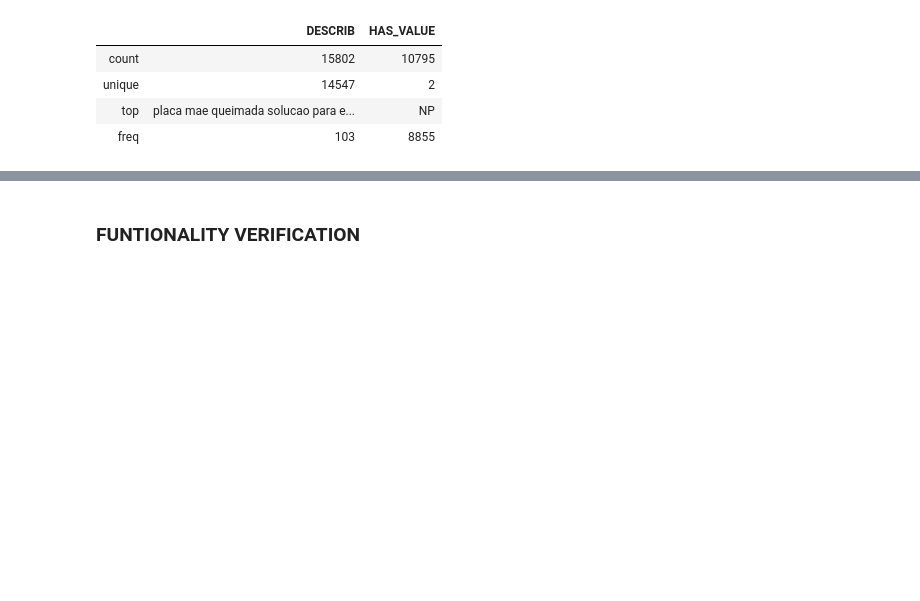
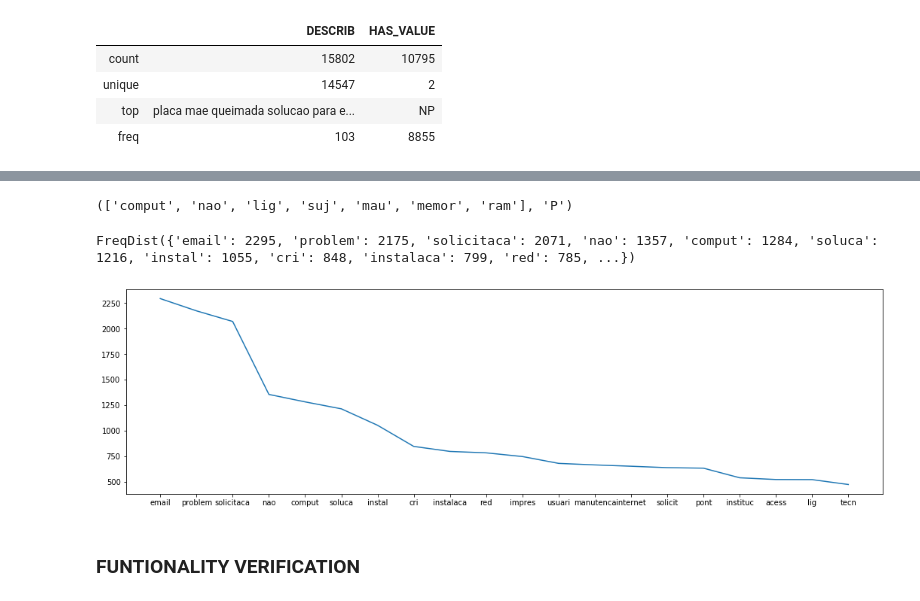
Before and after one commit to VictorCampelo/Ocomon-DS-Project, a Jupyter notebook: pricingClassifierDT.ipynb, the cells around one changed output, grey strips where cells are left out. Cells and saved outputs as stored; diff of their text form; code cells hidden in the pictures; blank space fills up the shorter version.

Commit message:
refactor: viewing content into all variable to show the PNL steps.

```diff
--- a/pricingClassifierDT.ipynb
+++ b/pricingClassifierDT.ipynb
@@ -279,6 +293,10 @@ for line in describ_test:
 # applie stemming in each list
 train = stemming(train)
 test = stemming(test)
+# %%
+train[1]
+# %% [output]
+(['comput', 'nao', 'lig', 'suj', 'mau', 'memor', 'ram'], 'P')
 # %%
 # create a list of all word finded to train set
 words_train = addAllWords(train)
@@ -288,2 +307,22 @@ words_test = addAllWords(test)
+# %%
+# list frequency of all words in the list of describ
+f_words_train = freqWords(words_train)
+f_words_train
+# %% [output]
+FreqDist({'email': 2295, 'problem': 2175, 'solicitaca': 2071, 'nao': 1357, 'comput': 1284, 'soluca': 1216, 'instal': 1055, 'cri': 848, 'instalaca': 799, 'red': 785, ...})
+# %%
+f_words_train2 = sorted(f_words_train.items(), key=lambda x: x[1],  reverse=True)
+# %%
+ky = []
+vl = []
+for key, value in f_words_train2:
+    ky.append(key)
+    vl.append(value)
+
+plt.figure(figsize=(18,5))
+plt.plot(ky[0:20], vl[0:20])
+plt.show()
+# %% [output]
+[figure, added]
 # %%
 # list frequency of all words in the list of describ
```
Also changed, not shown: parts of 9 cells of this notebook.
